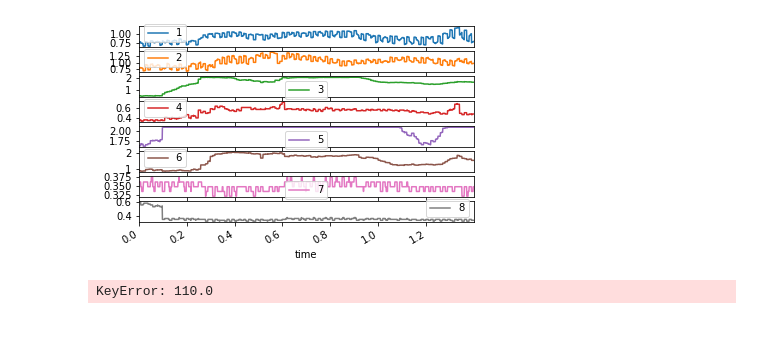
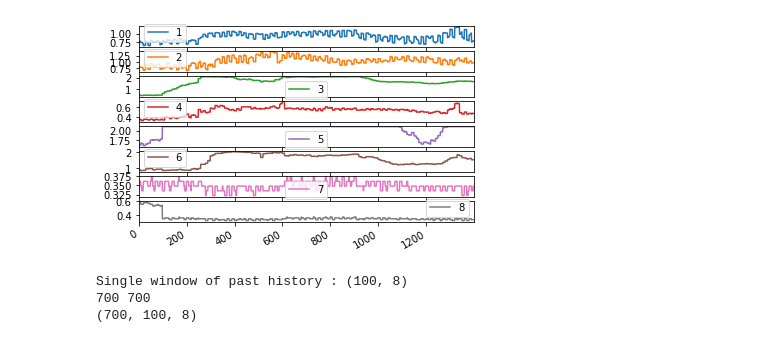
Before and after one commit to j-karls/P9-Exoskeleton, a Jupyter notebook: MIExperiments/Tensorflow/multivariateCopypasta.ipynb, the cells around one changed output. Cells and saved outputs as stored; diff of their text form; code cells hidden in the pictures.

Commit message:
Split data into tensorslices. Dimensionality mismatch

```diff
--- a/MIExperiments/Tensorflow/multivariateCopypasta.ipynb
+++ b/MIExperiments/Tensorflow/multivariateCopypasta.ipynb
@@ -17,28 +17,28 @@ data_title = "data_Flex_raw_data"
 # %%
 # Load data
 table_of_contents = pd.read_excel(file_path, sheet_name=0, header=None)
 sheet_index = table_of_contents[table_of_contents[0] == data_title][0].index[0]
 sheet_data = pd.read_excel(file_path, sheet_name=sheet_index + 1, header=None)
 sheet_data.columns = ['1' ,'2', '3', '4', '5', '6', '7', '8', 'N/A_1', 'N/A_2', 'angle', 'time', 'session']
 
 features_considered = ['1' ,'2', '3', '4', '5', '6', '7', '8']
 features = sheet_data[features_considered]
-features.index = sheet_data['time']
+# features.index = sheet_data['time'] # If I index time, then we have floats as indexes. One row already represents one time point
 
 features.plot(subplots=True)
 
-ground_truth = sheet_data['angle']
-ground_truth.index = sheet_data['time']
+ground_truth = pd.DataFrame(sheet_data['angle'])
+#ground_truth.index = sheet_data['time']
 
 #data_mean = dataset[:TRAIN_SPLIT].mean(axis=0)
 #data_std = dataset[:TRAIN_SPLIT].std(axis=0)
 #dataset = (dataset-data_mean)/data_std
 # SEEMS UNECESSARY, AS WE NORMALIZE ON THE SENSOR
 
 #pd.DataFrame(dataset).plot(subplots=True)
 # HOW MUCH DIFFERENCE IS THERE?
 # %% [output]
-[figure, old version]
+[figure, new version]
 # %%
 # x_train_single, y_train_single = multivariate_data(dataset, dataset[:, 1], 0, TRAIN_SPLIT, past_history,
 #                                                   future_target, STEP, single_step=True)
@@ -79,15 +90,14 @@ dataset = features.values
 # %%
-x_train_single, y_train_single = multivariate_data(dataset, ground_truth, 0,
+
+x_train_single, y_train_single = multivariate_data(dataset, ground_truth2, 0,
                                                    TRAIN_SPLIT, past_history,
                                                    future_target, STEP,
-                                                   single_step=True)
-
-
-#x_val_single, y_val_single = multivariate_data(validation_data, validation_data,
-#                                               TRAIN_SPLIT, None, past_history,
-#                                               future_target, STEP,
-#                                               single_step=True)
+                                                   single_step=True, print_index = False)
 
 print ('Single window of past history : {}'.format(x_train_single[0].shape))
+print(len(x_train_single), len(y_train_single))
+print(x_train_single.shape)
 # %% [output]
-KeyError: 110.0
+Single window of past history : (100, 8)
+700 700
+(700, 100, 8)
```
Also changed, not shown: parts of 7 cells of this notebook.
